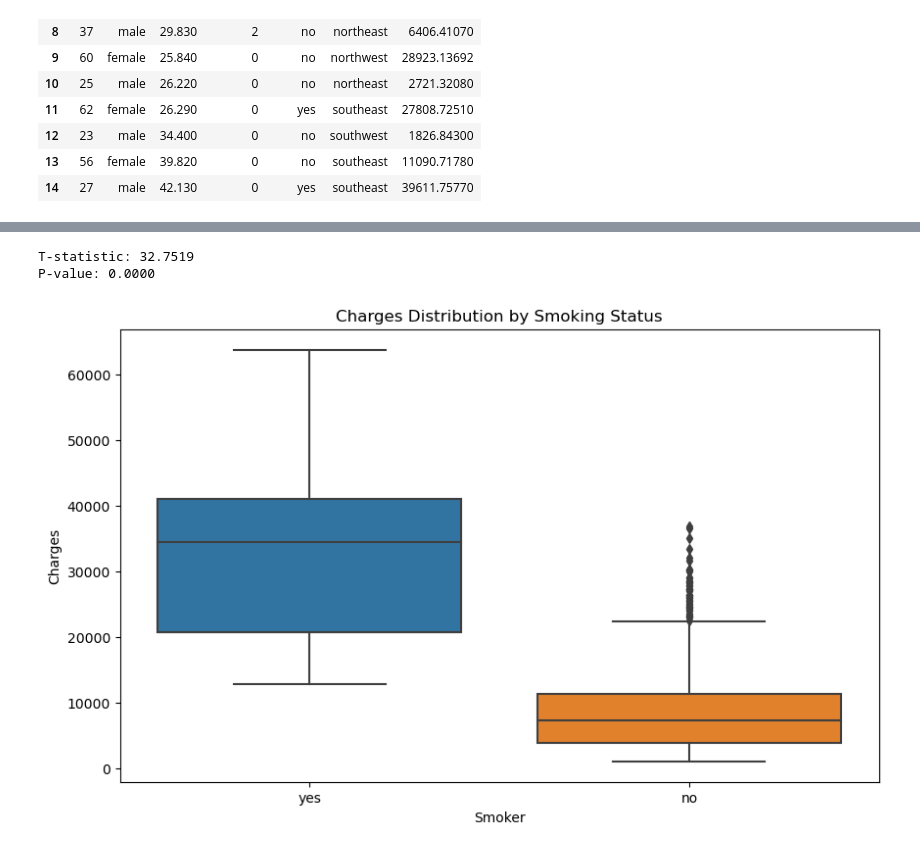
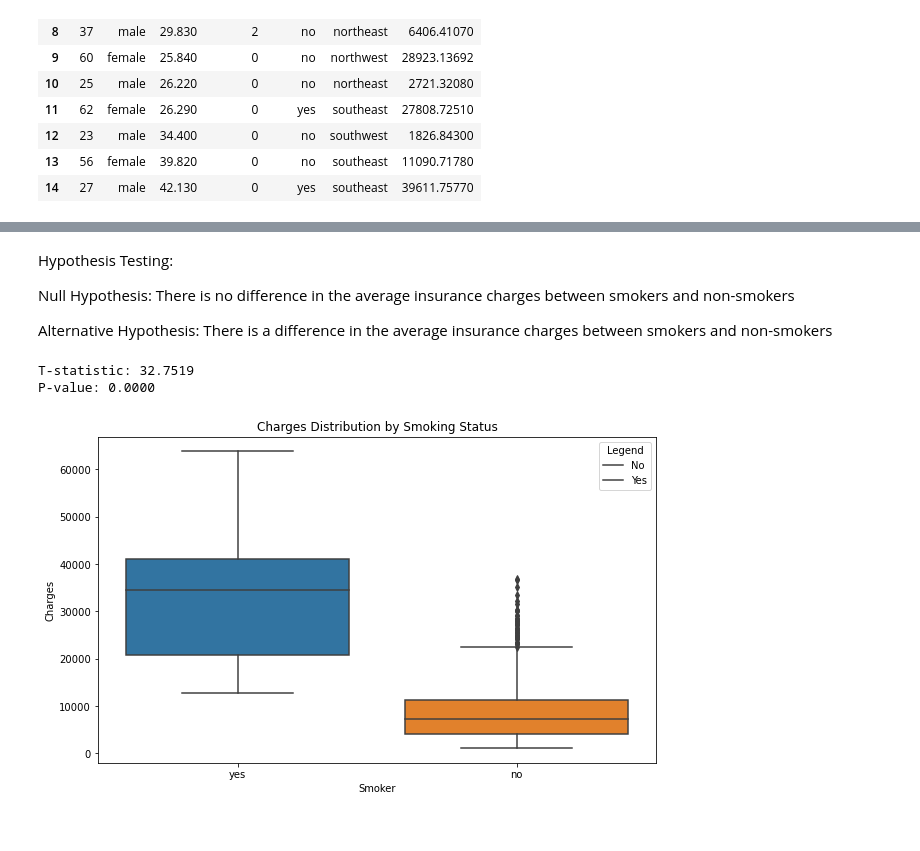
Before and after one commit to vinnynp25/CMSC320-Final-Project, a Jupyter notebook: FinalProject.ipynb, the cells around one changed output, grey strips where cells are left out. Saved outputs shown, nothing was run; the diff lists cells and outputs as text; code cells hidden in the pictures.

```diff
--- a/FinalProject.ipynb
+++ b/FinalProject.ipynb
@@ -61 +126,7 @@ for feature in insurance_df.columns[:-1]:
+# %% [markdown]
+Hypothesis Testing:
+
+Null Hypothesis: There is no difference in the average insurance charges between smokers and non-smokers
+
+Alternative Hypothesis: There is a difference in the average insurance charges between smokers and non-smokers
 # %%
@@ -72,12 +145,13 @@ P-value: 0.0000
 # %%
 plt.figure(figsize=(10, 6))
 sns.boxplot(x='smoker', y='charges', data=insurance_df)
 plt.title('Charges Distribution by Smoking Status')
 plt.xlabel('Smoker')
 plt.ylabel('Charges')
+plt.legend(title = 'Legend', labels = ['No', 'Yes'], loc = 'upper right')
 plt.show()
 # %% [output]
-[figure, old version]
+[figure, new version]
 # %%
 # Frequency check
 insurance_df['smoker'].value_counts()
```
Also changed, not shown: parts of 13 cells of this notebook.
